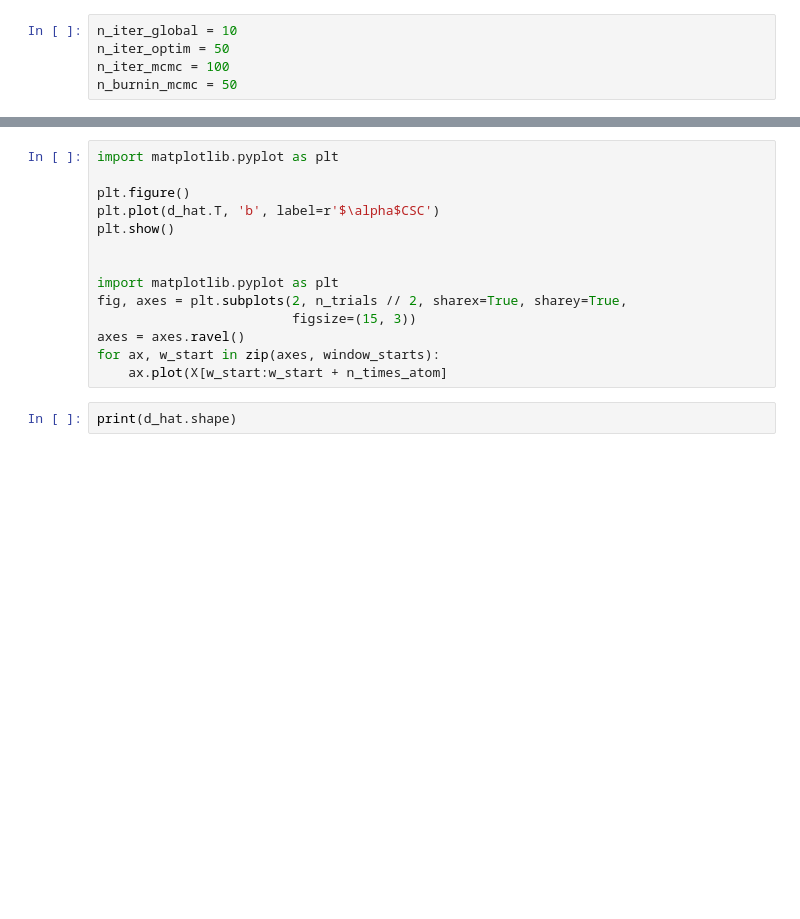
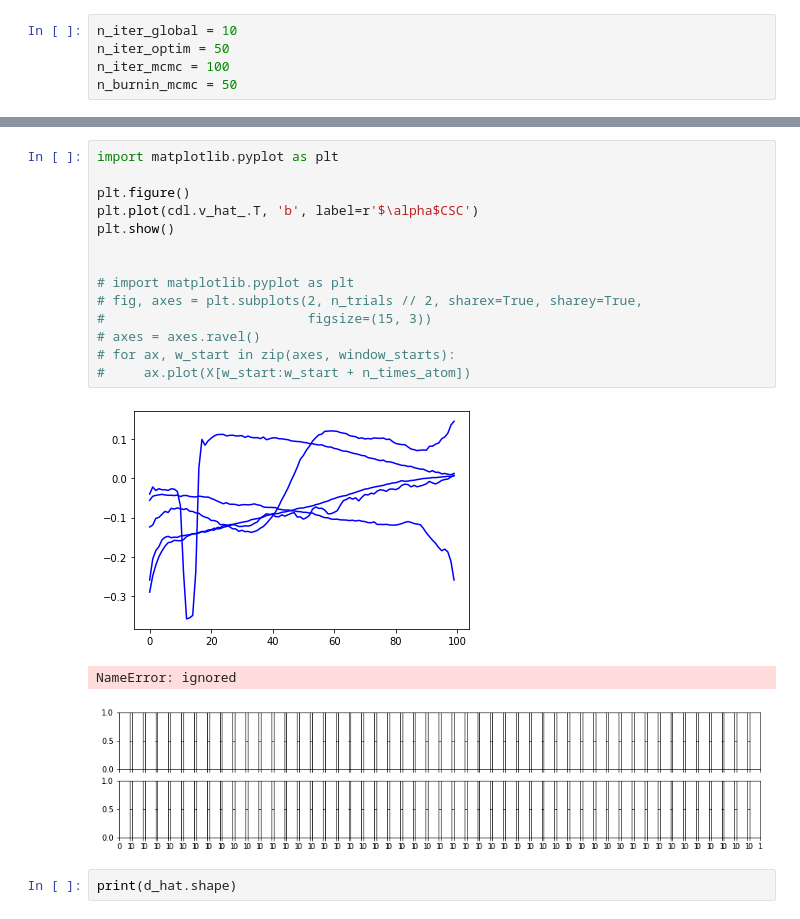
Before and after one commit to jmhuer/shift_invariant_dictionary_learning, a Jupyter notebook: trace_dataset.ipynb, the cells around one changed output, grey strips where cells are left out. Drawn from its saved outputs; the diff is of its cells as text; blank space fills up the shorter version.

```diff
--- a/trace_dataset.ipynb
+++ b/trace_dataset.ipynb
@@ -132,16 +128,20 @@ plt.show()
 # %%
 import matplotlib.pyplot as plt
 
 plt.figure()
-plt.plot(d_hat.T, 'b', label=r'$\alpha$CSC')
+plt.plot(cdl.v_hat_.T, 'b', label=r'$\alpha$CSC')
 plt.show()
 
 
-import matplotlib.pyplot as plt
-fig, axes = plt.subplots(2, n_trials // 2, sharex=True, sharey=True,
-                         figsize=(15, 3))
-axes = axes.ravel()
-for ax, w_start in zip(axes, window_starts):
-    ax.plot(X[w_start:w_start + n_times_atom]
+# import matplotlib.pyplot as plt
+# fig, axes = plt.subplots(2, n_trials // 2, sharex=True, sharey=True,
+#                          figsize=(15, 3))
+# axes = axes.ravel()
+# for ax, w_start in zip(axes, window_starts):
+#     ax.plot(X[w_start:w_start + n_times_atom])
+# %% [output]
+[figure, added]
+NameError: ignored
+[figure, added]
 # %%
 print(d_hat.shape)
```
Also changed, not shown: parts of 1 cell of this notebook.
